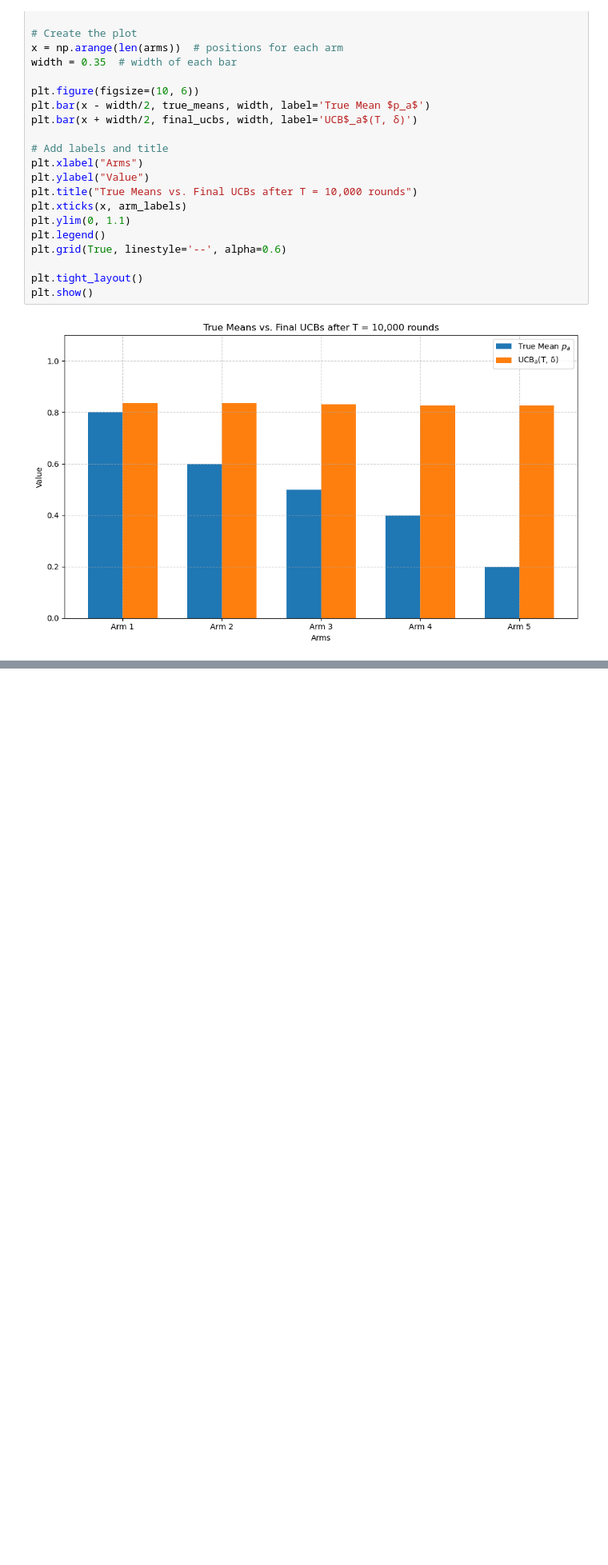
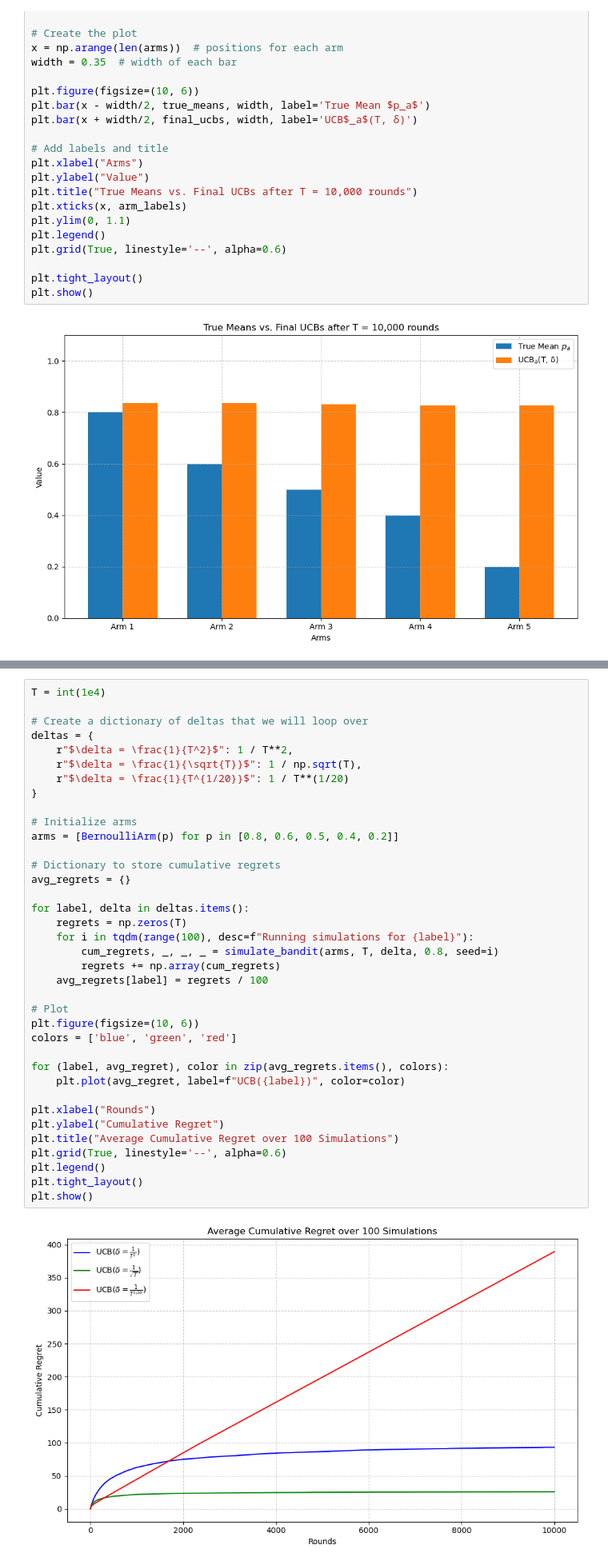
Before and after one commit to Alex-Malo/Reinforcement-Learning-basics, a Jupyter notebook: multi_armed_bandit.ipynb, the cells around one changed output, grey strips where cells are left out. Shown: that part at 80% size. Saved outputs shown, nothing was run; the diff lists cells and outputs as text; blank space fills up the shorter version.

```diff
--- a/multi_armed_bandit.ipynb
+++ b/multi_armed_bandit.ipynb
@@ -238,3 +250,42 @@ For each δ:
 4. Finally, we plot all three curves together to compare the impact of different δ values.
 
 This experiment will help us visualize how sensitive the algorithm is to the choice of δ and understand the tradeoff between **exploration** and **regret minimization**.
+# %%
+T = int(1e4)
+
+# Create a dictionary of deltas that we will loop over
+deltas = {
+    r"$\delta = \frac{1}{T^2}$": 1 / T**2,
+    r"$\delta = \frac{1}{\sqrt{T}}$": 1 / np.sqrt(T),
+    r"$\delta = \frac{1}{T^{1/20}}$": 1 / T**(1/20)
+}
+
+# Initialize arms
+arms = [BernoulliArm(p) for p in [0.8, 0.6, 0.5, 0.4, 0.2]]
+
+# Dictionary to store cumulative regrets
+avg_regrets = {}
+
+for label, delta in deltas.items():
+    regrets = np.zeros(T)
+    for i in tqdm(range(100), desc=f"Running simulations for {label}"):
+        cum_regrets, _, _, _ = simulate_bandit(arms, T, delta, 0.8, seed=i)
+        regrets += np.array(cum_regrets)
+    avg_regrets[label] = regrets / 100
+
+# Plot
+plt.figure(figsize=(10, 6))
+colors = ['blue', 'green', 'red']
+
+for (label, avg_regret), color in zip(avg_regrets.items(), colors):
+    plt.plot(avg_regret, label=f"UCB({label})", color=color)
+
+plt.xlabel("Rounds")
+plt.ylabel("Cumulative Regret")
+plt.title("Average Cumulative Regret over 100 Simulations")
+plt.grid(True, linestyle='--', alpha=0.6)
+plt.legend()
+plt.tight_layout()
+plt.show()
+# %% [output]
+[figure, added]
```
Also changed, not shown: parts of 16 cells of this notebook.
